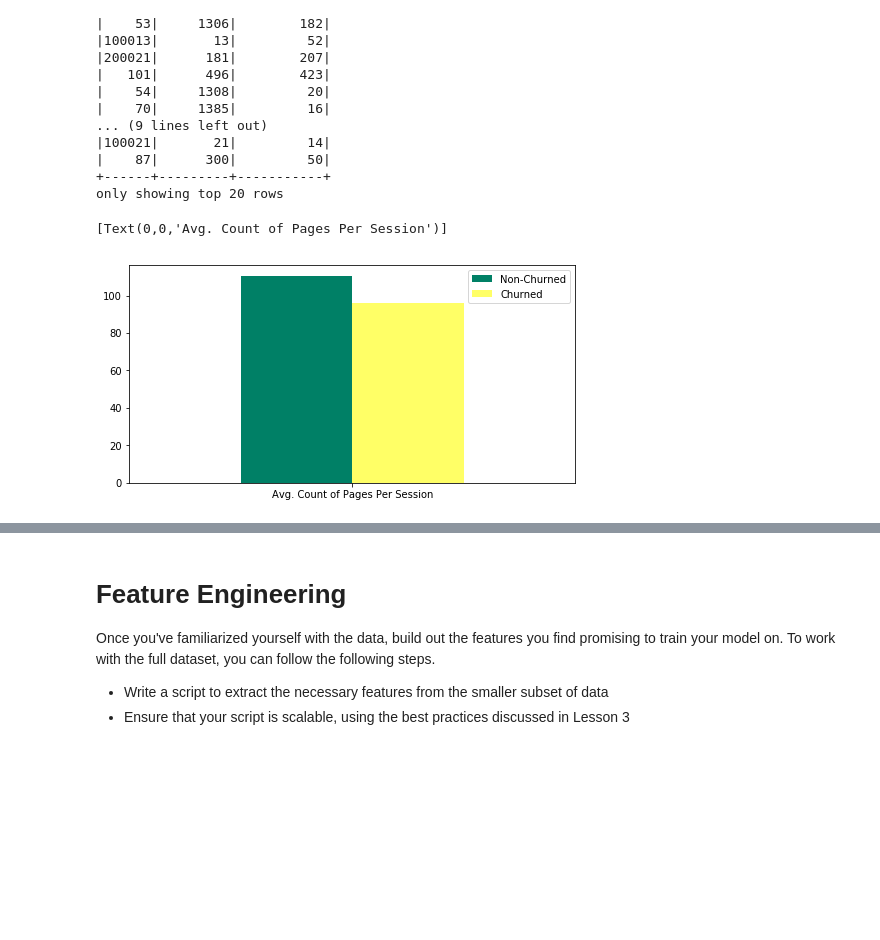
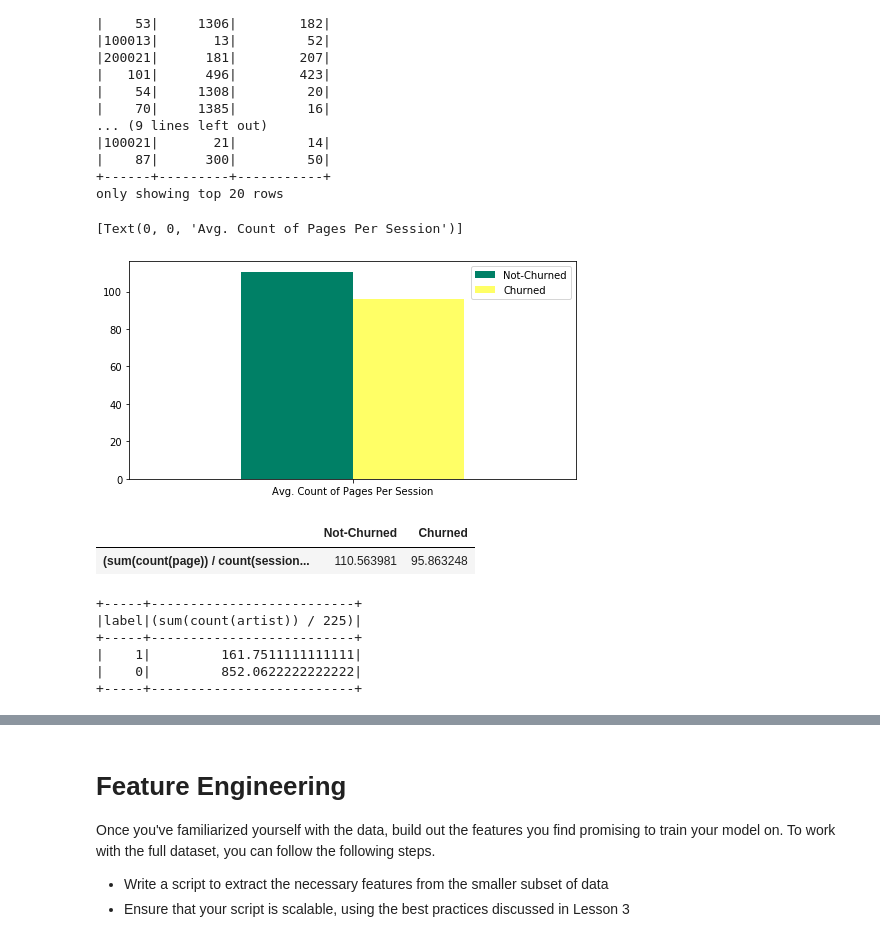
Before and after one commit to bayarealife/DSND-Sparkify-Project, a Jupyter notebook: Sparkify.ipynb, the cells around one changed output, grey strips where cells are left out. Cells and saved outputs as stored; diff of their text form; code cells hidden in the pictures; blank space fills up the shorter version.

```diff
--- a/Sparkify.ipynb
+++ b/Sparkify.ipynb
@@ -102,7 +109,7 @@ num_users
 225
 # %%
 ## List of unique churned users and the number
-churn_users = [x.userId for x in df.filter(F.col("page").contains('Cancel')).select('userId').sort('userId').distinct().collect()]
+churn_users = [x.userId for x in df.filter(F.col("page").contains('Cancellation Confirmation')).select('userId').sort('userId').distinct().collect()]
 num_churn = len(churn_users)
 num_churn
 # %% [output]
@@ -364,13 +375,27 @@ df_churn.groupBy('userId','sessionId').agg({"page":"count"}).show()
 +------+---------+-----------+
 only showing top 20 rows
 # %%
-## Average number of activities (pages) in each session for Churn / Non-Churn group
+## Average number of activities (pages) in each session for Churn / Not-Churned group
 df_avg_session = df.groupBy('label','sessionId').agg({"page":"count"}).groupby('label').agg(F.sum("count(page)") / F.count('sessionId')).toPandas().pivot_table(values='(sum(count(page)) / count(sessionId))', columns='label', aggfunc='first')
-df_avg_session.columns = ['Non-Churned','Churned']
+df_avg_session.columns = ['Not-Churned','Churned']
 
-## Plot the average count of page activities for churn and non-churn users
+## Plot the average count of page activities for churn and not-churned users
 ax = df_avg_session.plot.bar(figsize=(8,4), rot=0, colormap='summer')
 ax.set_xticklabels(['Avg. Count of Pages Per Session'])
 # %% [output]
-[Text(0,0,'Avg. Count of Pages Per Session')]
+[Text(0, 0, 'Avg. Count of Pages Per Session')]
-[figure, old version]
+[figure, new version]
+# %%
+df_avg_session
+# %% [output]
+|  | Not-Churned | Churned |
+| (sum(count(page)) / count(session... | 110.563981 | 95.863248 |
+# %%
+df.groupBy('label','artist').agg({"artist":"count"}).groupby('label').agg(F.sum("count(artist)") / num_users).show()
+# %% [output]
++-----+--------------------------+
+|label|(sum(count(artist)) / 225)|
++-----+--------------------------+
+|    1|         161.7511111111111|
+|    0|         852.0622222222222|
++-----+--------------------------+
```
Also changed, not shown: parts of 68 cells of this notebook, 1 other file.
